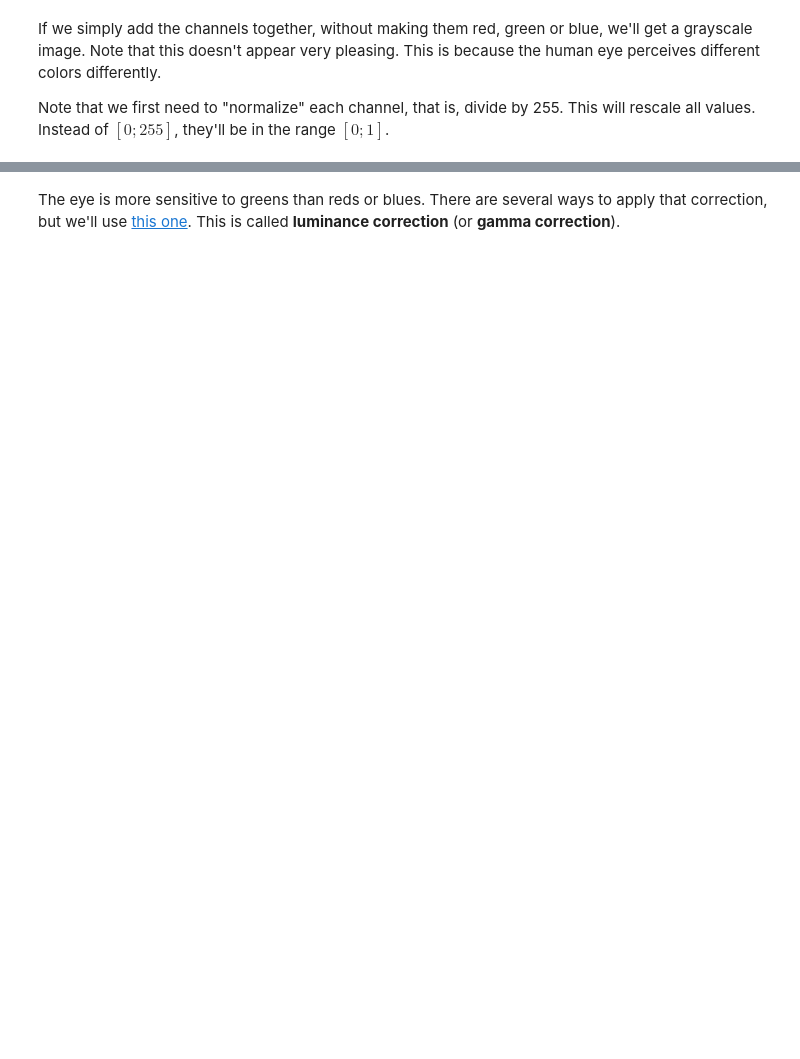
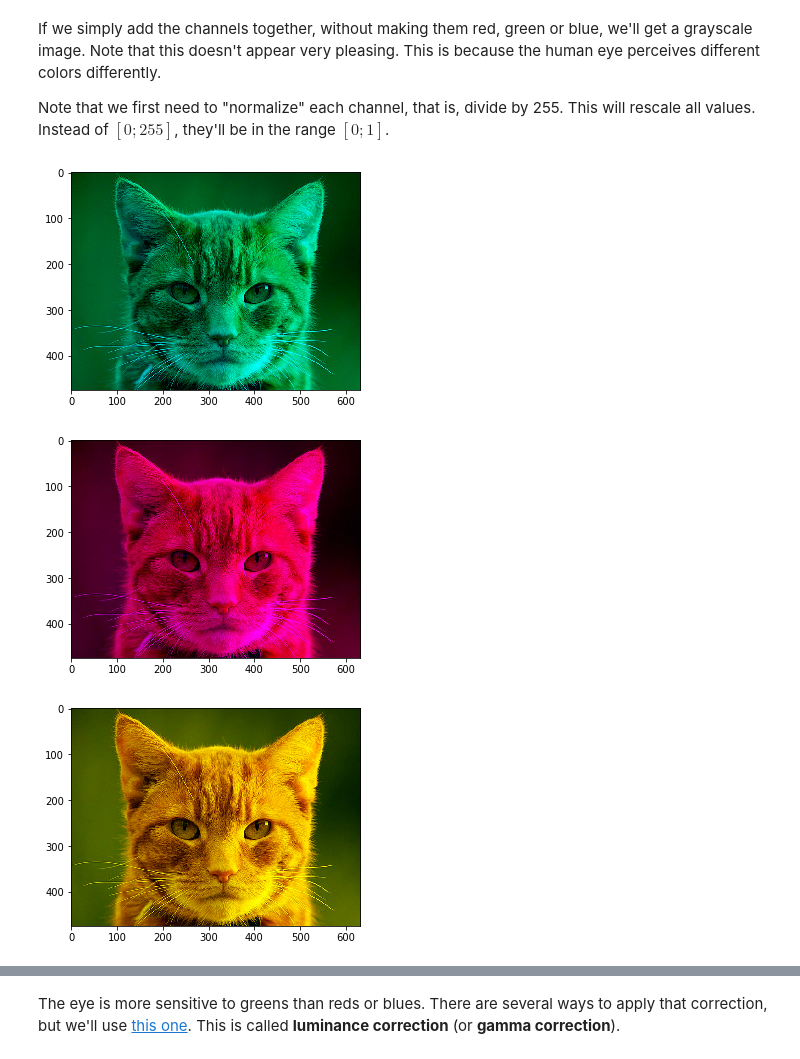
Before and after one commit to Inforser/Artificial-Intelligence-2018, a Jupyter notebook: Math Concepts For Developers-Apr_2018/03 - Linear Algebra/06. Linear-Algebra-Exercise/Linear Algebra Exercise.ipynb, the cells around one changed output, grey strips where cells are left out. Saved outputs shown, nothing was run; the diff lists cells and outputs as text; code cells hidden in the pictures; blank space fills up the shorter version.

```diff
--- a/Math Concepts For Developers-Apr_2018/03 - Linear Algebra/06. Linear-Algebra-Exercise/Linear Algebra Exercise.ipynb
+++ b/Math Concepts For Developers-Apr_2018/03 - Linear Algebra/06. Linear-Algebra-Exercise/Linear Algebra Exercise.ipynb
@@ -469,6 +480,17 @@ plt.show()
 If we simply add the channels together, without making them red, green or blue, we'll get a grayscale image. Note that this doesn't appear very pleasing. This is because the human eye perceives different colors differently.
 
 Note that we first need to "normalize" each channel, that is, divide by 255. This will rescale all values. Instead of $[0; 255]$, they'll be in the range $[0; 1]$.
+# %%
+for ch in np.arange(cat_image.shape[2]):
+    #my_image = cat_image[:] for some reason still copies reference
+    my_image = np.copy(cat_image)
+    my_image[:, :, ch] = 0
+    plt.imshow(my_image)
+    plt.show()
+# %% [output]
+[figure, added]
+[figure, added]
+[figure, added]
 # %%
 cat_image_r_normalized, cat_image_g_normalized, cat_image_b_normalized = [
     channel / 255 for channel in [cat_image_r, cat_image_g, cat_image_b]
```
Also changed, not shown: parts of 14 cells of this notebook.
